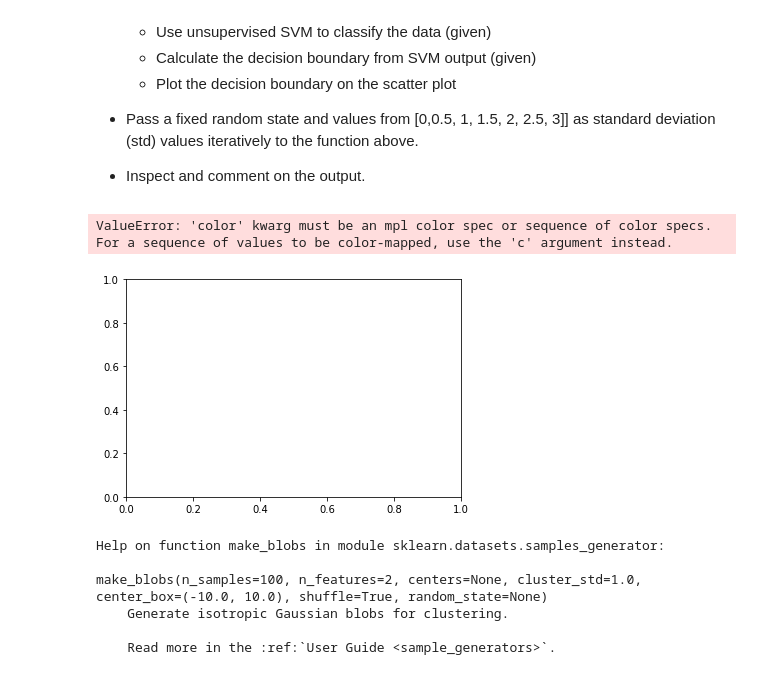
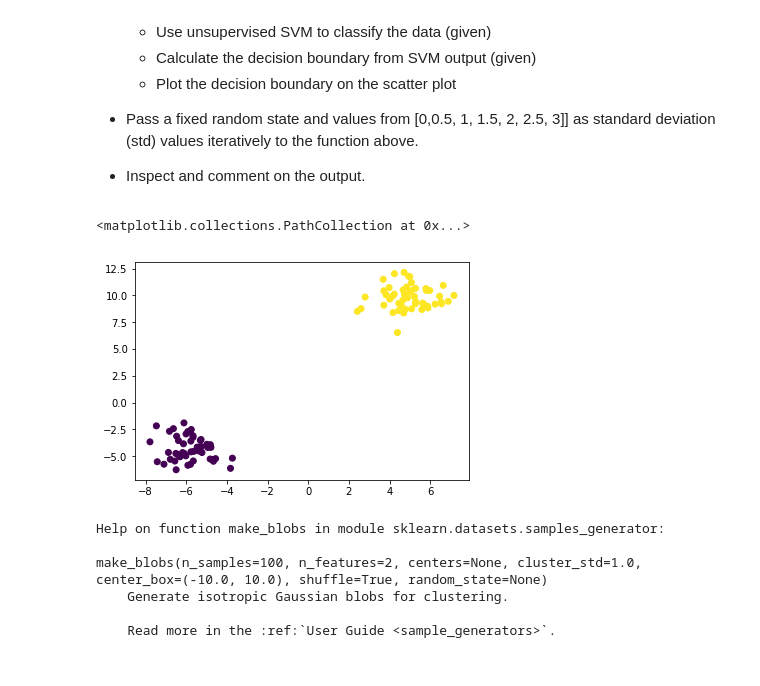
Before and after one commit to Pietrassyk/dsc-generating-data-lab-nyc-ds-career-042219, a Jupyter notebook: index.ipynb, the cells around one changed output. Cells and saved outputs as stored; diff of their text form; code cells hidden in the pictures.

```diff
--- a/index.ipynb
+++ b/index.ipynb
@@ -106,13 +106,12 @@ random_state = None
 # %%
 X,y = make_blobs(100,2,centers = 2)
 df = pd.DataFrame(X).rename(columns = {0:"X",1:"y"})
 df["class"] = y
 df
-plt.scatter(df.X,df.y, color = df["class"])
+plt.scatter(df.X,df.y, c = df["class"])
 # %% [output]
-ValueError: 'color' kwarg must be an mpl color spec or sequence of color specs.
-For a sequence of values to be color-mapped, use the 'c' argument instead.
+<matplotlib.collections.PathCollection at 0x...>
-[figure, old version]
+[figure, new version]
 # %%
 help(make_blobs)
 # %% [output]
```
